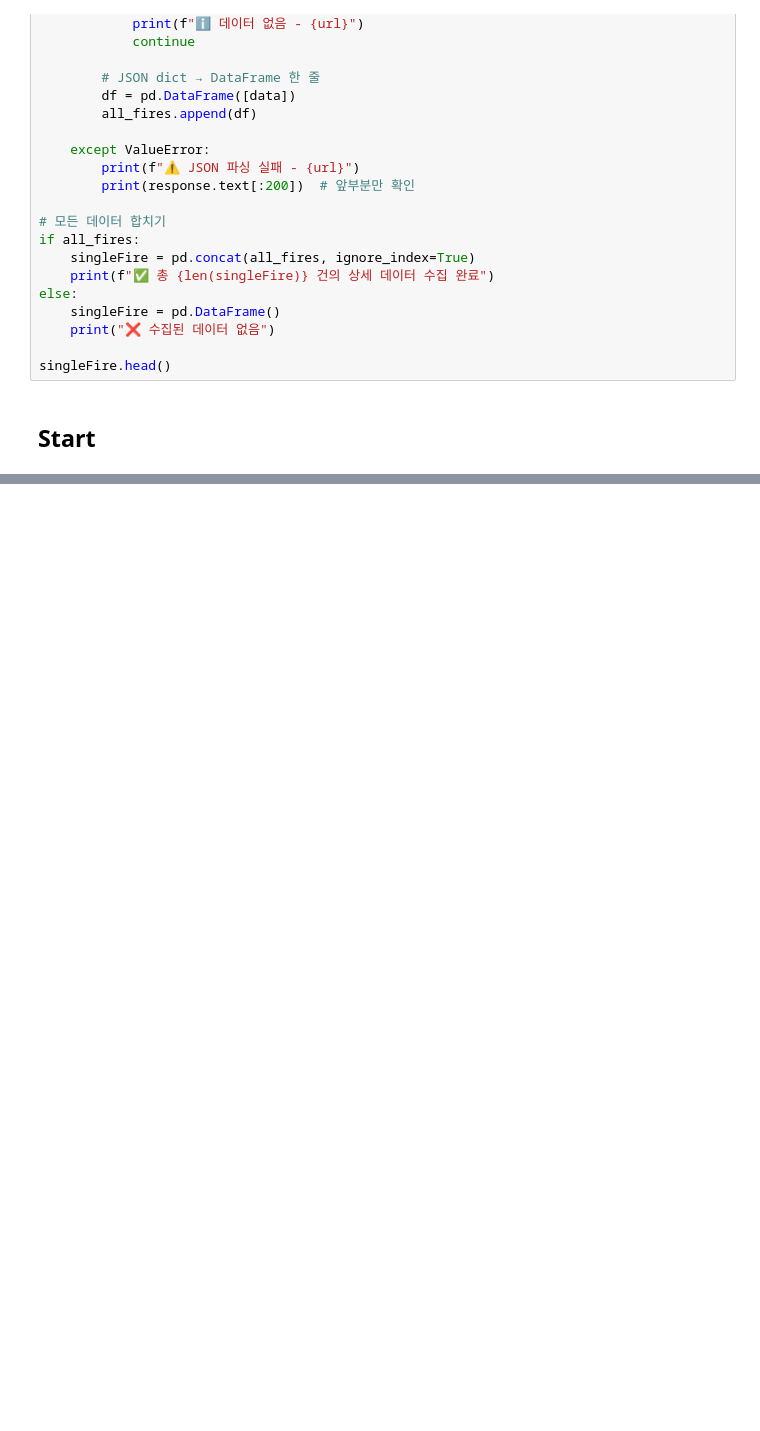
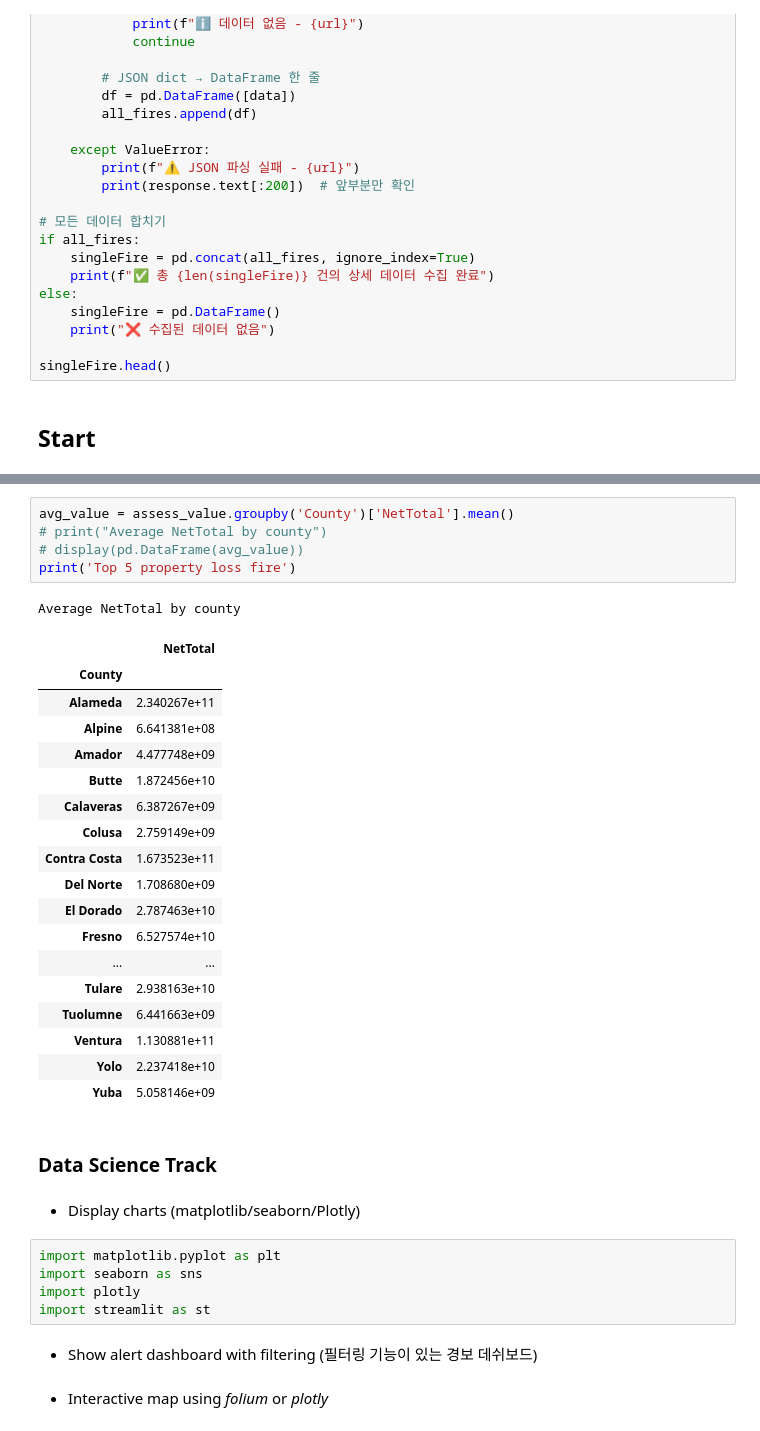
Before and after one commit to eagles0924/liveCodingTest, a Jupyter notebook: challenge.ipynb, the cells around one changed output, grey strips where cells are left out. Cells and saved outputs as stored; diff of their text form; blank space fills up the shorter version.

```diff
--- a/challenge.ipynb
+++ b/challenge.ipynb
@@ -242,0 +449,38 @@ display(singleFire)
+# %%
+avg_value = assess_value.groupby('County')['NetTotal'].mean()
+# print("Average NetTotal by county")
+# display(pd.DataFrame(avg_value))
+print('Top 5 property loss fire')
+# %% [output]
+Average NetTotal by county
+|  | NetTotal |
+| County |  |
+| Alameda | 2.340267e+11 |
+| Alpine | 6.641381e+08 |
+| Amador | 4.477748e+09 |
+| Butte | 1.872456e+10 |
+| Calaveras | 6.387267e+09 |
+| Colusa | 2.759149e+09 |
+| Contra Costa | 1.673523e+11 |
+| Del Norte | 1.708680e+09 |
+| El Dorado | 2.787463e+10 |
+| Fresno | 6.527574e+10 |
+| ... | ... |
+| Tulare | 2.938163e+10 |
+| Tuolumne | 6.441663e+09 |
+| Ventura | 1.130881e+11 |
+| Yolo | 2.237418e+10 |
+| Yuba | 5.058146e+09 |
+# %% [markdown]
+### Data Science Track
+# %% [markdown]
+- Display charts (matplotlib/seaborn/Plotly)
+# %%
+import matplotlib.pyplot as plt
+import seaborn as sns
+import plotly
+import streamlit as st
+# %% [markdown]
+- Show alert dashboard with filtering (필터링 기능이 있는 경보 데쉬보드)
+# %% [markdown]
+- Interactive map using *folium* or *plotly*
```
Also changed, not shown: parts of 23 cells of this notebook, 2 other files.
